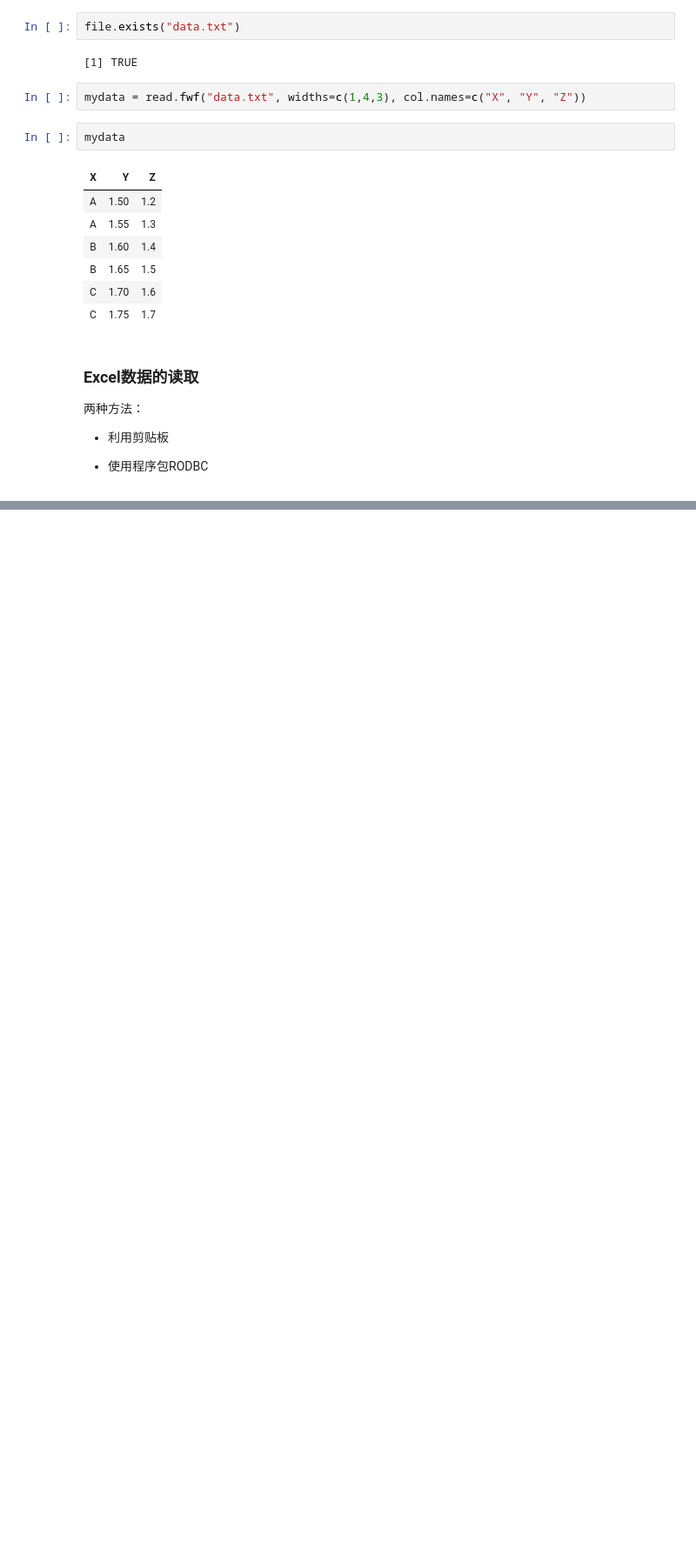
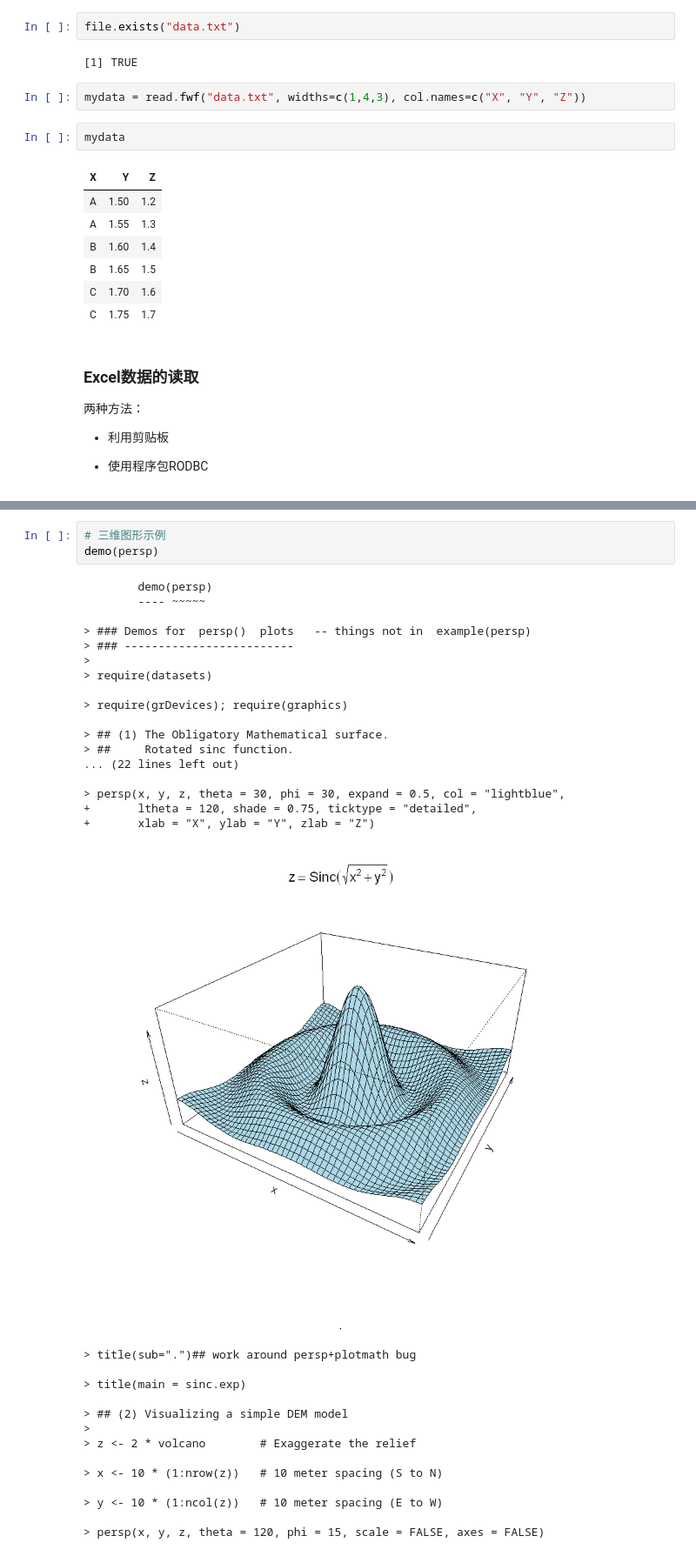
Before and after one commit to ShixiangWang/masterR, a Jupyter notebook: Rprogramming/r-statistics/R的基本原理与核心.ipynb, the cells around one changed output, grey strips where cells are left out. Shown at 87% size. Drawn from its saved outputs; the diff is of its cells as text; blank space fills up the shorter version.

```diff
--- a/Rprogramming/r-statistics/R的基本原理与核心.ipynb
+++ b/Rprogramming/r-statistics/R的基本原理与核心.ipynb
@@ -1260,0 +1439,35 @@ mydata
+# %%
+# 三维图形示例
+demo(persp)
+# %% [output]
+        demo(persp)
+        ---- ~~~~~
+
+> ### Demos for  persp()  plots   -- things not in  example(persp)
+> ### -------------------------
+>
+> require(datasets)
+
+> require(grDevices); require(graphics)
+
+> ## (1) The Obligatory Mathematical surface.
+> ##     Rotated sinc function.
+... (22 lines left out)
+
+> persp(x, y, z, theta = 30, phi = 30, expand = 0.5, col = "lightblue",
++       ltheta = 120, shade = 0.75, ticktype = "detailed",
++       xlab = "X", ylab = "Y", zlab = "Z")
+[figure, added]
+> title(sub=".")## work around persp+plotmath bug
+
+> title(main = sinc.exp)
+
+> ## (2) Visualizing a simple DEM model
+>
+> z <- 2 * volcano        # Exaggerate the relief
+
+> x <- 10 * (1:nrow(z))   # 10 meter spacing (S to N)
+
+> y <- 10 * (1:ncol(z))   # 10 meter spacing (E to W)
+
+> persp(x, y, z, theta = 120, phi = 15, scale = FALSE, axes = FALSE)
```
Also changed, not shown: parts of 28 cells of this notebook, 1 other file.
